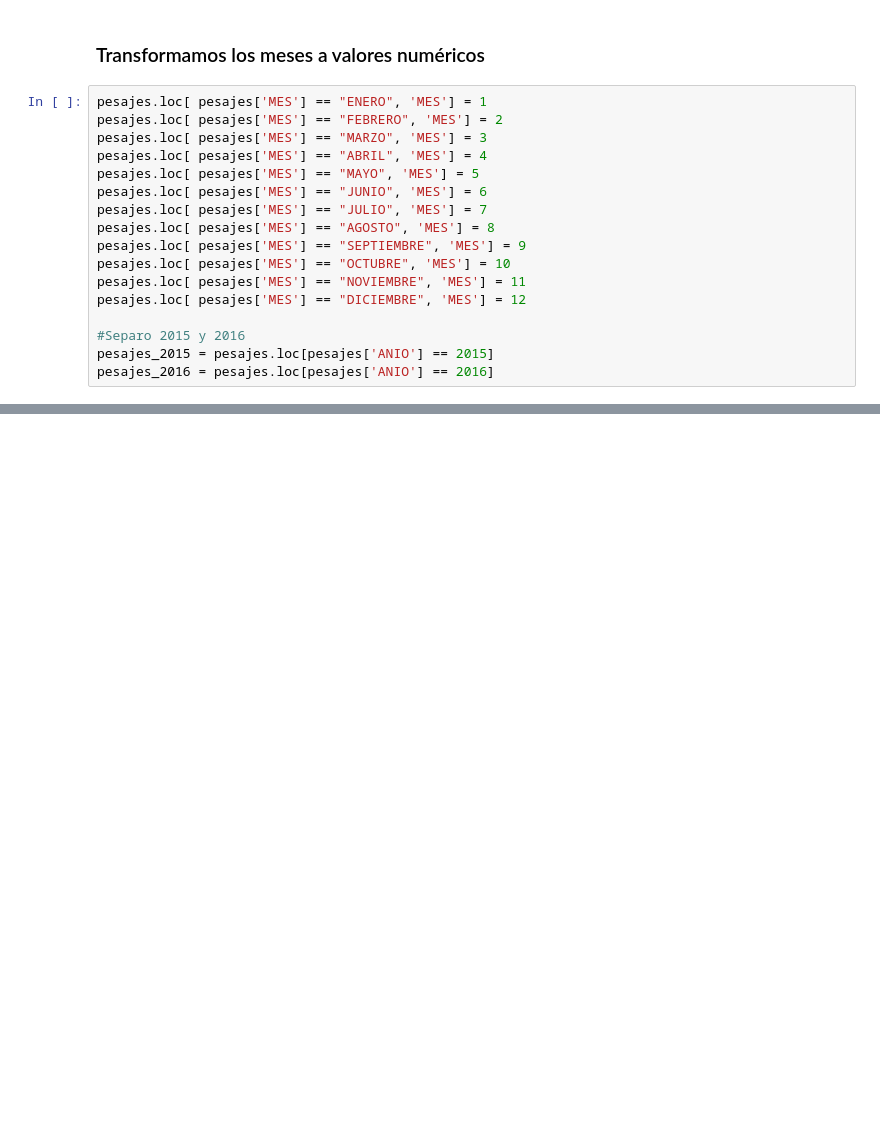
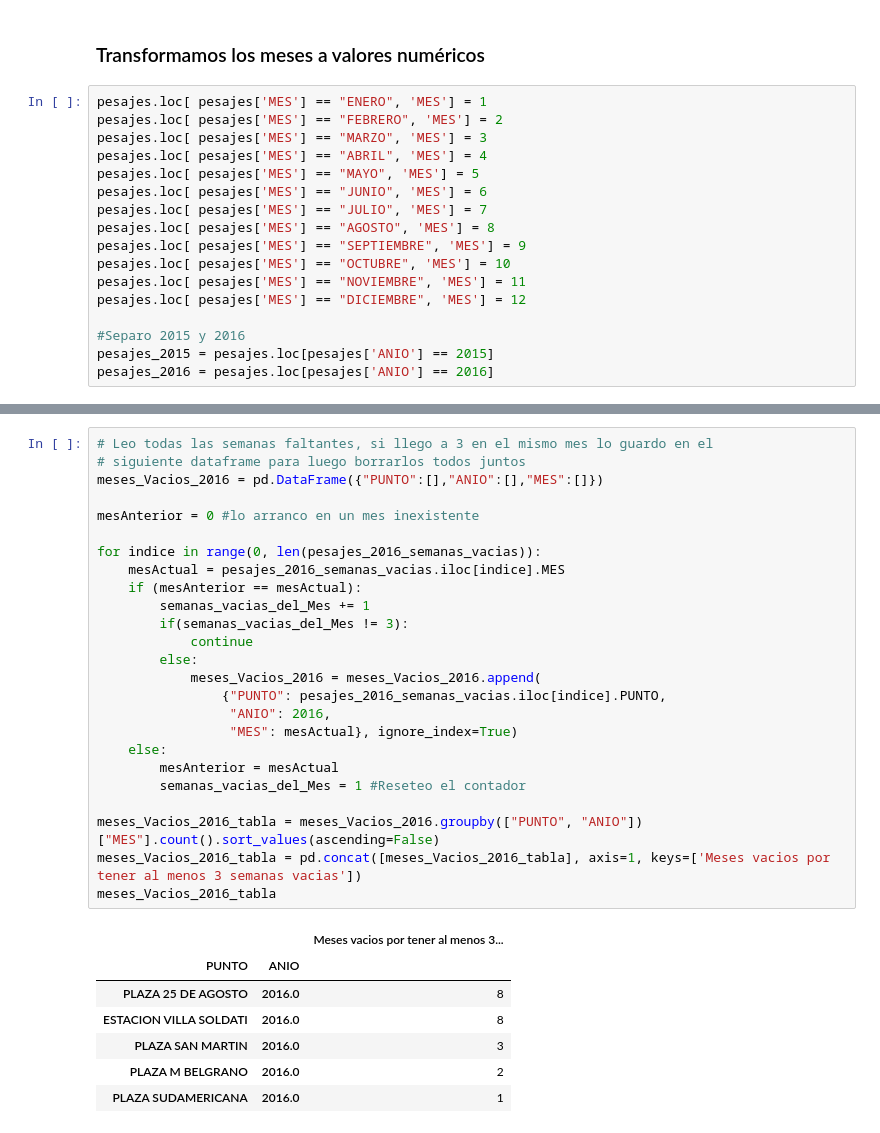
Before and after one commit to denisemartin28/reciclaje, a Jupyter notebook: TP2019.ipynb, the cells around one changed output, grey strips where cells are left out. Cells and saved outputs as stored; diff of their text form; blank space fills up the shorter version.

```diff
--- a/TP2019.ipynb
+++ b/TP2019.ipynb
@@ -56,0 +106,33 @@ Primero cuento los meses por Punto que no aparecen en el DF
+# %%
+# Leo todas las semanas faltantes, si llego a 3 en el mismo mes lo guardo en el
+# siguiente dataframe para luego borrarlos todos juntos
+meses_Vacios_2016 = pd.DataFrame({"PUNTO":[],"ANIO":[],"MES":[]})
+
+mesAnterior = 0 #lo arranco en un mes inexistente
+
+for indice in range(0, len(pesajes_2016_semanas_vacias)):
+    mesActual = pesajes_2016_semanas_vacias.iloc[indice].MES
+    if (mesAnterior == mesActual):
+        semanas_vacias_del_Mes += 1
+        if(semanas_vacias_del_Mes != 3):
+            continue
+        else:
+            meses_Vacios_2016 = meses_Vacios_2016.append(
+                {"PUNTO": pesajes_2016_semanas_vacias.iloc[indice].PUNTO,
+                 "ANIO": 2016,
+                 "MES": mesActual}, ignore_index=True)
+    else:
+        mesAnterior = mesActual
+        semanas_vacias_del_Mes = 1 #Reseteo el contador
+
+meses_Vacios_2016_tabla = meses_Vacios_2016.groupby(["PUNTO", "ANIO"])["MES"].count().sort_values(ascending=False)
+meses_Vacios_2016_tabla = pd.concat([meses_Vacios_2016_tabla], axis=1, keys=['Meses vacios por tener al menos 3 semanas vacias'])
+meses_Vacios_2016_tabla
+# %% [output]
+|  |  | Meses vacios por tener al menos 3... |
+| PUNTO | ANIO |  |
+| PLAZA 25 DE AGOSTO | 2016.0 | 8 |
+| ESTACION VILLA SOLDATI | 2016.0 | 8 |
+| PLAZA SAN MARTIN | 2016.0 | 3 |
+| PLAZA M BELGRANO | 2016.0 | 2 |
+| PLAZA SUDAMERICANA | 2016.0 | 1 |
```
Also changed, not shown: parts of 18 cells of this notebook.
